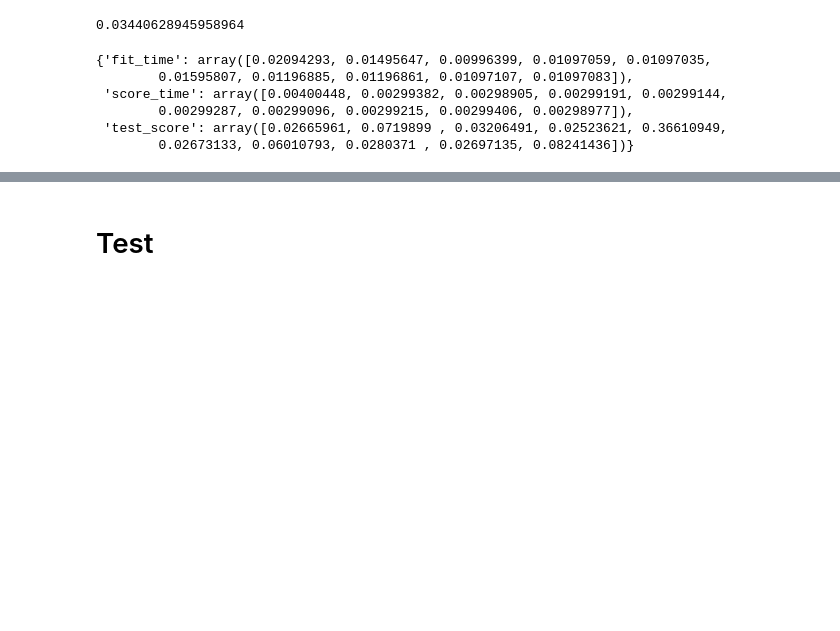
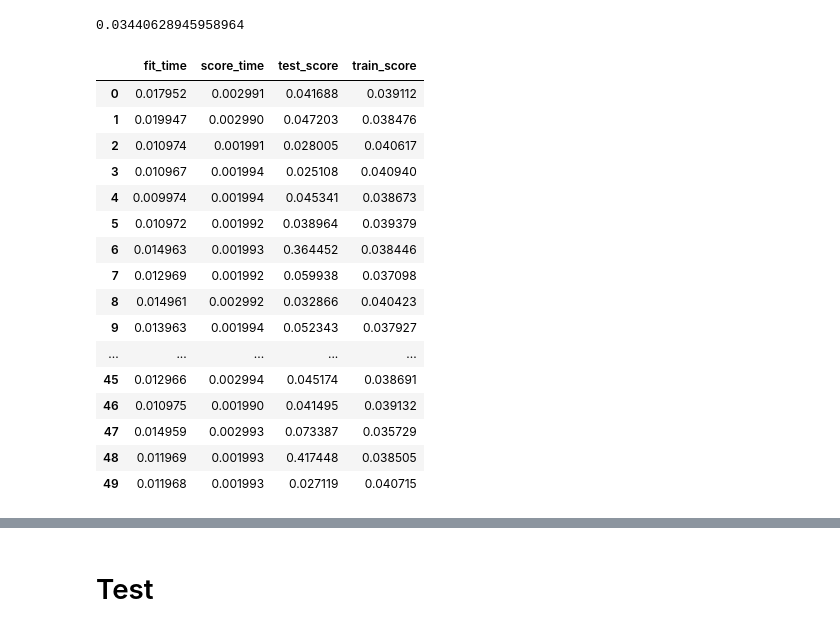
Before and after one commit to MarioGar25/Diamonds-everywhere, a Jupyter notebook: Model1-LinearRegression.ipynb, the cells around one changed output, grey strips where cells are left out. Saved outputs shown, nothing was run; the diff lists cells and outputs as text; code cells hidden in the pictures; blank space fills up the shorter version.

```diff
--- a/Model1-LinearRegression.ipynb
+++ b/Model1-LinearRegression.ipynb
@@ -75,13 +76,29 @@ mse_test
 # %% [output]
 0.03440628945958964
 # %%
+from sklearn.model_selection import RepeatedKFold
 #check various tests
-score_mse = make_scorer(mse)
-cross_validate(estimator=LinearRegression(), X=X, y=y, scoring=score_mse, cv=10)
+cv = RepeatedKFold(n_splits=10, n_repeats=5)
+score = make_scorer(mse)
+cv_scores = cross_validate(estimator=LinearRegression(), X=X, y=y, scoring=(score), cv=cv, return_train_score = True)
+
+df_scores = pd.DataFrame(cv_scores)
+df_scores
 # %% [output]
-{'fit_time': array([0.02094293, 0.01495647, 0.00996399, 0.01097059, 0.01097035,
-        0.01595807, 0.01196885, 0.01196861, 0.01097107, 0.01097083]),
- 'score_time': array([0.00400448, 0.00299382, 0.00298905, 0.00299191, 0.00299144,
-        0.00299287, 0.00299096, 0.00299215, 0.00299406, 0.00298977]),
- 'test_score': array([0.02665961, 0.0719899 , 0.03206491, 0.02523621, 0.36610949,
-        0.02673133, 0.06010793, 0.0280371 , 0.02697135, 0.08241436])}
+|  | fit_time | score_time | test_score | train_score |
+| 0 | 0.017952 | 0.002991 | 0.041688 | 0.039112 |
+| 1 | 0.019947 | 0.002990 | 0.047203 | 0.038476 |
+| 2 | 0.010974 | 0.001991 | 0.028005 | 0.040617 |
+| 3 | 0.010967 | 0.001994 | 0.025108 | 0.040940 |
+| 4 | 0.009974 | 0.001994 | 0.045341 | 0.038673 |
+| 5 | 0.010972 | 0.001992 | 0.038964 | 0.039379 |
+| 6 | 0.014963 | 0.001993 | 0.364452 | 0.038446 |
+| 7 | 0.012969 | 0.001992 | 0.059938 | 0.037098 |
+| 8 | 0.014961 | 0.002992 | 0.032866 | 0.040423 |
+| 9 | 0.013963 | 0.001994 | 0.052343 | 0.037927 |
+| ... | ... | ... | ... | ... |
+| 45 | 0.012966 | 0.002994 | 0.045174 | 0.038691 |
+| 46 | 0.010975 | 0.001990 | 0.041495 | 0.039132 |
+| 47 | 0.014959 | 0.002993 | 0.073387 | 0.035729 |
+| 48 | 0.011969 | 0.001993 | 0.417448 | 0.038505 |
+| 49 | 0.011968 | 0.001993 | 0.027119 | 0.040715 |
```
Also changed, not shown: parts of 3 cells of this notebook, 3 other files.
